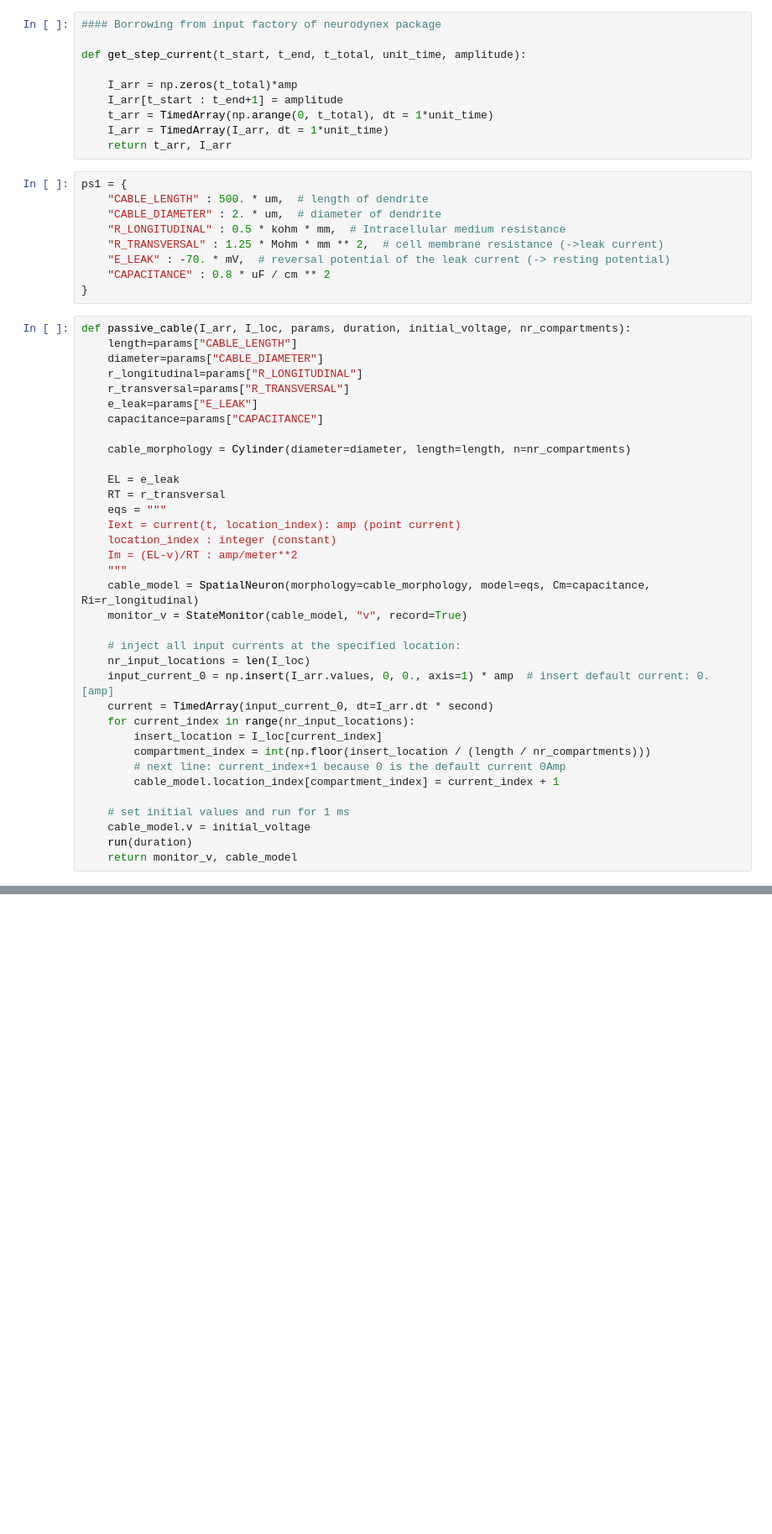
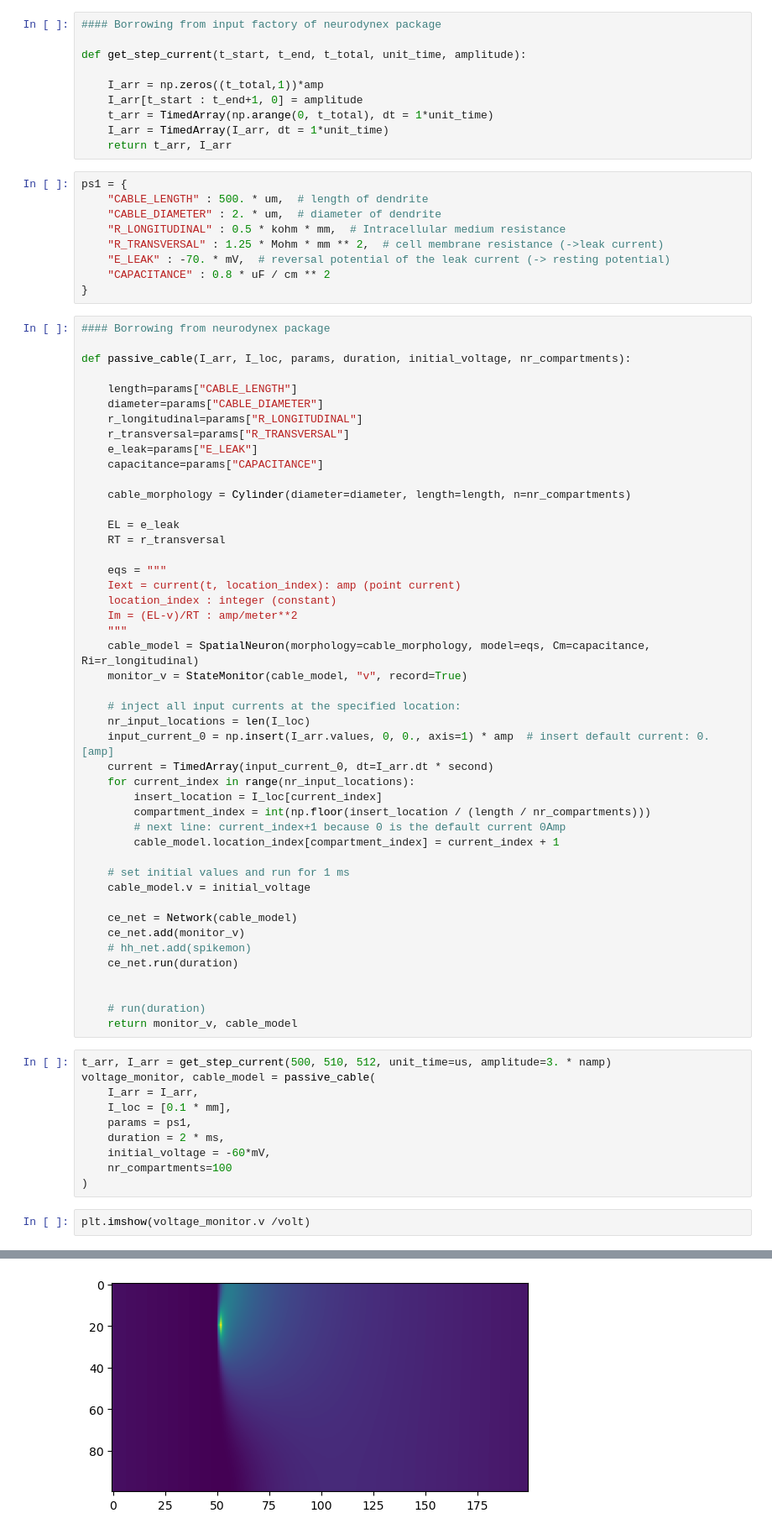
Before and after one commit to bosemessi/NeuronalDynamics, a Jupyter notebook: Chapter 3/Dendrites.ipynb, the cells around one changed output, grey strips where cells are left out. Shown at 84% size. Saved outputs shown, nothing was run; the diff lists cells and outputs as text; blank space fills up the shorter version.

```diff
--- a/Chapter 3/Dendrites.ipynb
+++ b/Chapter 3/Dendrites.ipynb
@@ -13,8 +13,8 @@ defaultclock.dt = 0.01*ms
 
 def get_step_current(t_start, t_end, t_total, unit_time, amplitude):
 
-    I_arr = np.zeros(t_total)*amp
-    I_arr[t_start : t_end+1] = amplitude
+    I_arr = np.zeros((t_total,1))*amp
+    I_arr[t_start : t_end+1, 0] = amplitude
     t_arr = TimedArray(np.arange(0, t_total), dt = 1*unit_time)
     I_arr = TimedArray(I_arr, dt = 1*unit_time)
     return t_arr, I_arr
@@ -28,7 +28,10 @@ ps1 = {
     "CAPACITANCE" : 0.8 * uF / cm ** 2
 }
 # %%
+#### Borrowing from neurodynex package
+
 def passive_cable(I_arr, I_loc, params, duration, initial_voltage, nr_compartments):
+
     length=params["CABLE_LENGTH"]
     diameter=params["CABLE_DIAMETER"]
     r_longitudinal=params["R_LONGITUDINAL"]
@@ -40,6 +43,7 @@ def passive_cable(I_arr, I_loc, params, duration, initial_voltage, nr_compartmen
 
     EL = e_leak
     RT = r_transversal
+
     eqs = """
     Iext = current(t, location_index): amp (point current)
     location_index : integer (constant)
@@ -60,5 +64,25 @@ def passive_cable(I_arr, I_loc, params, duration, initial_voltage, nr_compartmen
 
     # set initial values and run for 1 ms
     cable_model.v = initial_voltage
-    run(duration)
+
+    ce_net = Network(cable_model)
+    ce_net.add(monitor_v)
+    # hh_net.add(spikemon)
+    ce_net.run(duration)
+
+
+    # run(duration)
     return monitor_v, cable_model
+# %%
+t_arr, I_arr = get_step_current(500, 510, 512, unit_time=us, amplitude=3. * namp)
+voltage_monitor, cable_model = passive_cable(
+    I_arr = I_arr,
+    I_loc = [0.1 * mm],
+    params = ps1,
+    duration = 2 * ms,
+    initial_voltage = -60*mV,
+    nr_compartments=100
+)
+# %%
+plt.imshow(voltage_monitor.v /volt)
+# %% [output]
@@ -64,0 +90 @@ def passive_cable(I_arr, I_loc, params, duration, initial_voltage, nr_compartmen
+[figure, added]
```
Also changed, not shown: parts of 25 cells of this notebook.
